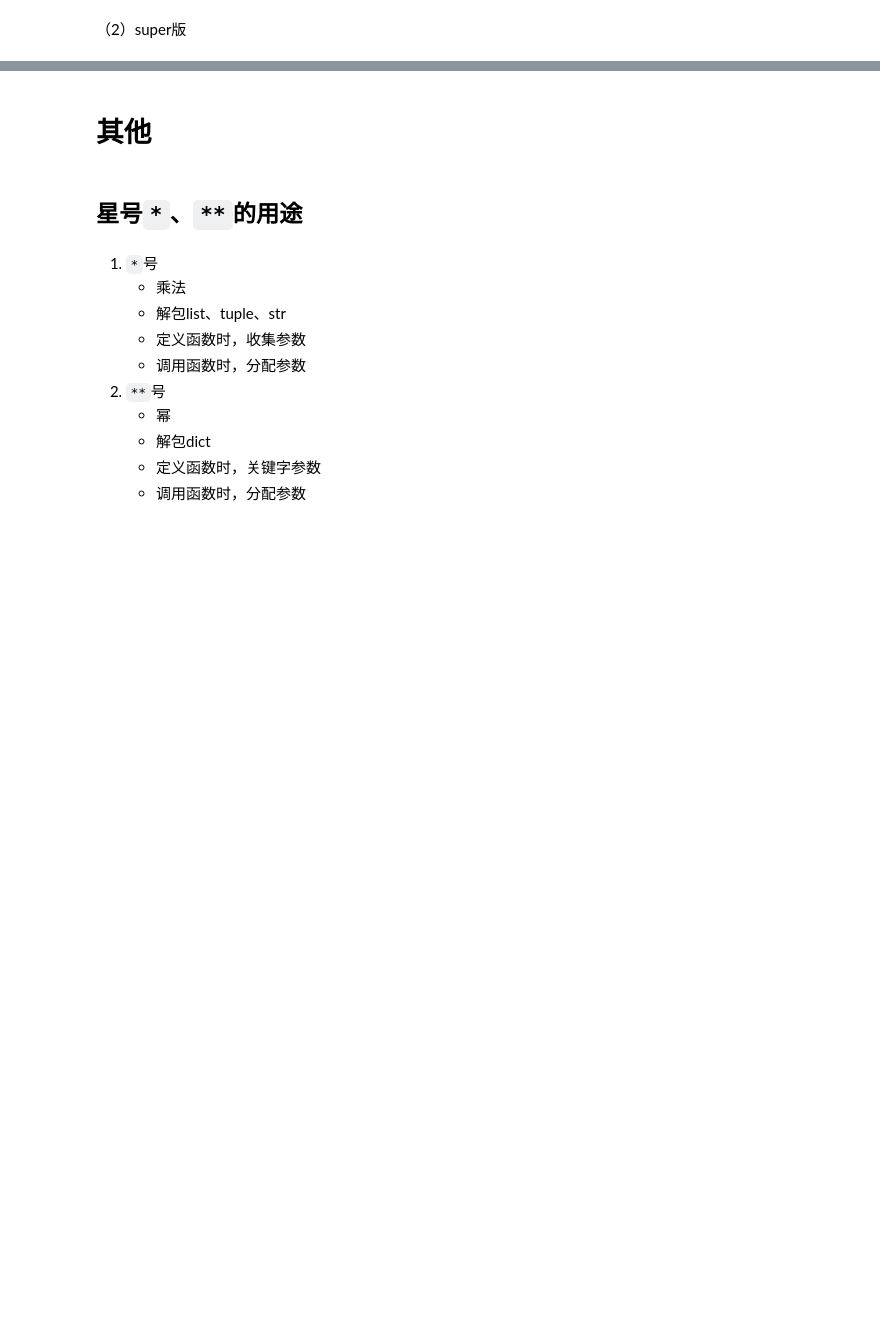
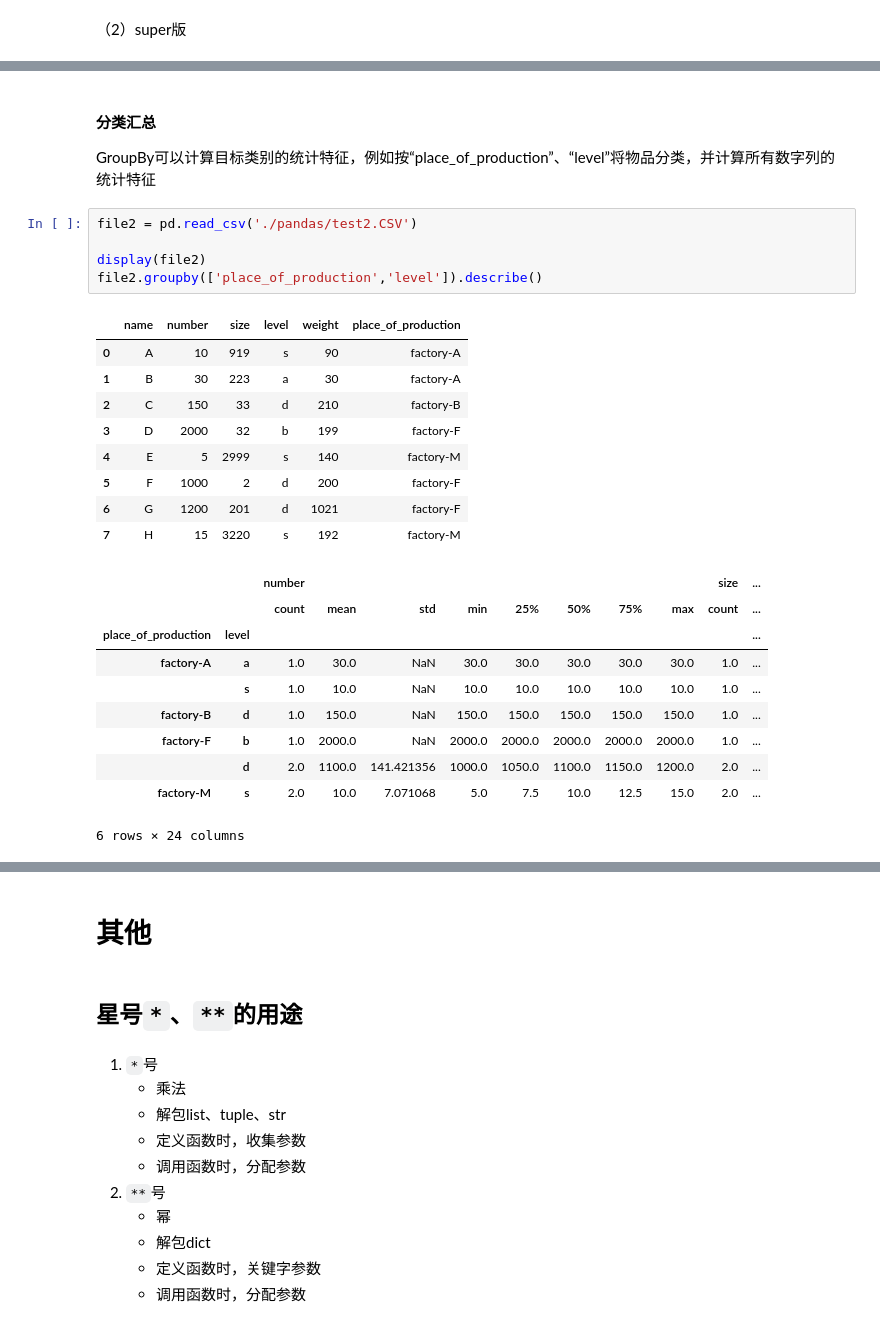
Before and after one commit to aisuandebowen/pyReview, a Jupyter notebook: pyStu.ipynb, the cells around one changed output, grey strips where cells are left out. Drawn from its saved outputs; the diff is of its cells as text; blank space fills up the shorter version.

Commit message:
feat: add content of studying pandas and numpy
add content of studying pandas and numpy

```diff
--- a/pyStu.ipynb
+++ b/pyStu.ipynb
@@ -679,0 +1360,28 @@ name:Adam, age:18, ID:510802
+# %% [markdown]
+#### 分类汇总
+GroupBy可以计算目标类别的统计特征，例如按“place_of_production”、“level”将物品分类，并计算所有数字列的统计特征
+# %%
+file2 = pd.read_csv('./pandas/test2.CSV')
+
+display(file2)
+file2.groupby(['place_of_production','level']).describe()
+# %% [output]
+|  | name | number | size | level | weight | place_of_production |
+| 0 | A | 10 | 919 | s | 90 | factory-A |
+| 1 | B | 30 | 223 | a | 30 | factory-A |
+| 2 | C | 150 | 33 | d | 210 | factory-B |
+| 3 | D | 2000 | 32 | b | 199 | factory-F |
+| 4 | E | 5 | 2999 | s | 140 | factory-M |
+| 5 | F | 1000 | 2 | d | 200 | factory-F |
+| 6 | G | 1200 | 201 | d | 1021 | factory-F |
+| 7 | H | 15 | 3220 | s | 192 | factory-M |
+|  |  | number |  |  |  |  |  |  |  | size | ... |
+|  |  | count | mean | std | min | 25% | 50% | 75% | max | count | ... |
+| place_of_production | level |  |  |  |  |  |  |  |  |  | ... |
+| factory-A | a | 1.0 | 30.0 | NaN | 30.0 | 30.0 | 30.0 | 30.0 | 30.0 | 1.0 | ... |
+|  | s | 1.0 | 10.0 | NaN | 10.0 | 10.0 | 10.0 | 10.0 | 10.0 | 1.0 | ... |
+| factory-B | d | 1.0 | 150.0 | NaN | 150.0 | 150.0 | 150.0 | 150.0 | 150.0 | 1.0 | ... |
+| factory-F | b | 1.0 | 2000.0 | NaN | 2000.0 | 2000.0 | 2000.0 | 2000.0 | 2000.0 | 1.0 | ... |
+|  | d | 2.0 | 1100.0 | 141.421356 | 1000.0 | 1050.0 | 1100.0 | 1150.0 | 1200.0 | 2.0 | ... |
+| factory-M | s | 2.0 | 10.0 | 7.071068 | 5.0 | 7.5 | 10.0 | 12.5 | 15.0 | 2.0 | ... |
+6 rows × 24 columns
```
Also changed, not shown: parts of 152 cells of this notebook.
